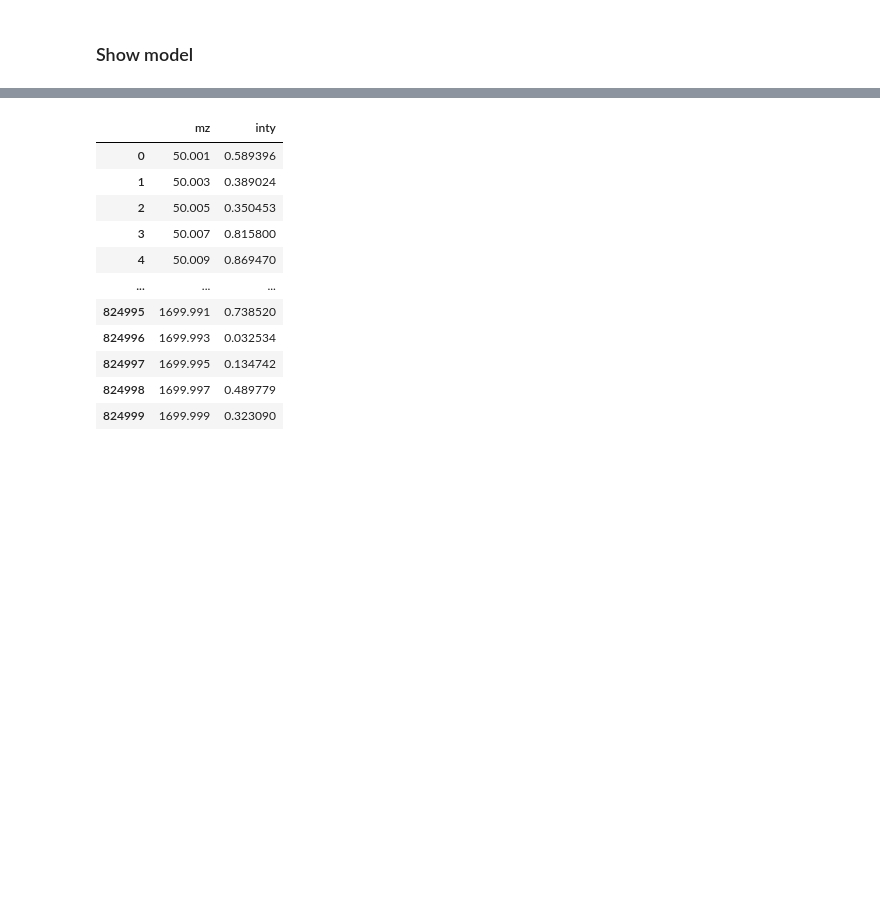
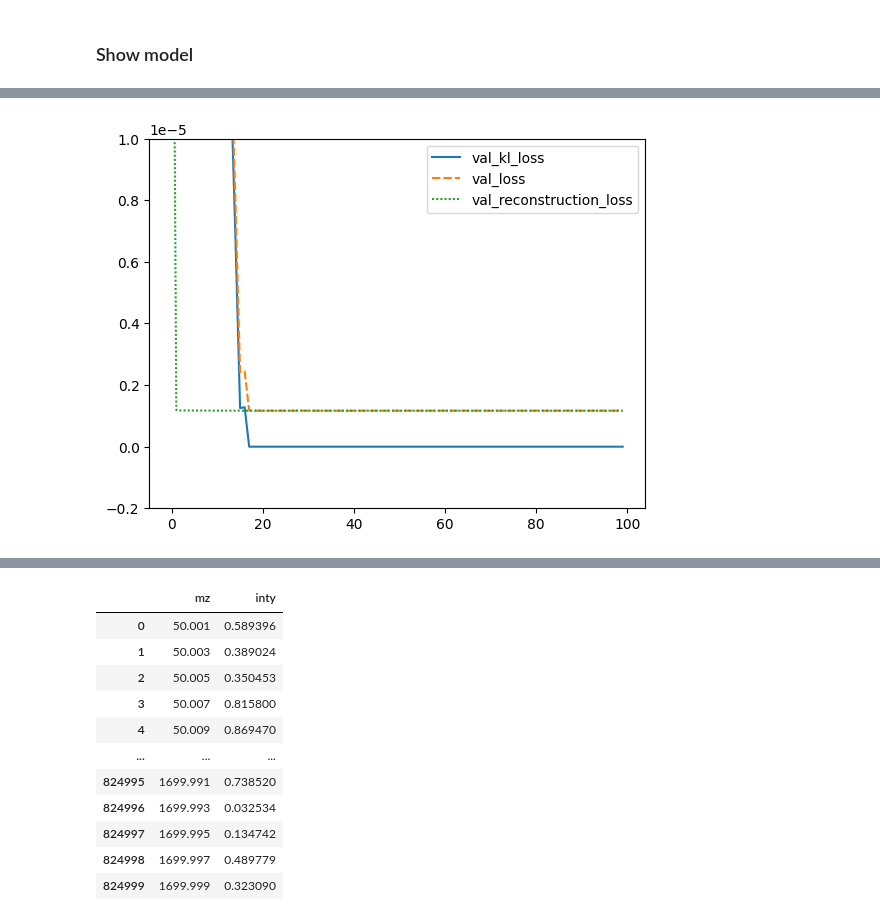
Before and after one commit to JosuaCarl/MStoML, a Jupyter notebook: skripts/VAE/VAE_interpret.ipynb, the cells around one changed output, grey strips where cells are left out. Cells and saved outputs as stored; diff of their text form; code cells hidden in the pictures; blank space fills up the shorter version.

```diff
--- a/skripts/VAE/VAE_interpret.ipynb
+++ b/skripts/VAE/VAE_interpret.ipynb
@@ -118,0 +147,6 @@ keras.utils.model_to_dot(
+# %%
+ax = sns.lineplot(validation_losses)
+plt.ylim([-2e-6, 1e-5])
+plt.show()
+# %% [output]
+[figure, added]
```
Also changed, not shown: parts of 8 cells of this notebook, 6 other files.
